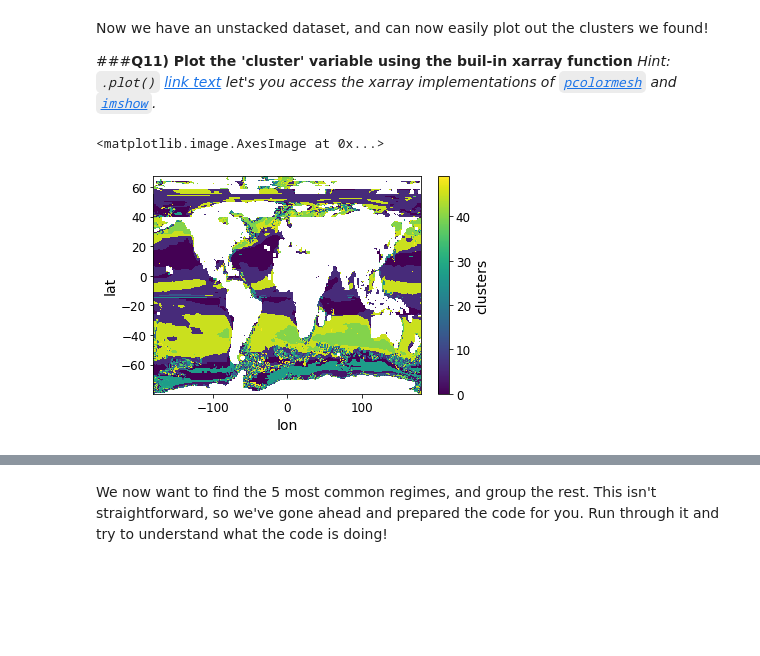
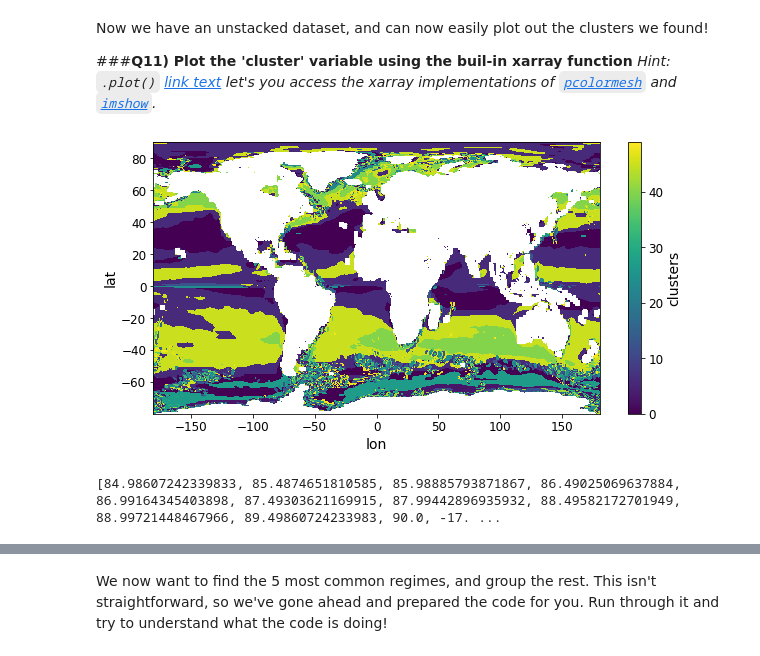
Before and after one commit to isabelntho/2022_ML_Earth_Env_Sci, a Jupyter notebook: Lab_Notebooks/S4_3_THOR.ipynb, the cells around one changed output, grey strips where cells are left out. Cells and saved outputs as stored; diff of their text form; code cells hidden in the pictures; blank space fills up the shorter version.

```diff
--- a/Lab_Notebooks/S4_3_THOR.ipynb
+++ b/Lab_Notebooks/S4_3_THOR.ipynb
@@ -366,8 +427,8 @@ Converged at iteration 109: center shift 4.9182834579474754e-05 within tolerance
 We now have a set of cluster labels that group the data into 50 similar groups. Let's store it in our stacked dataset!
 # %%
 # Let's run this line
-print(cluster_labels.labels_)
-stacked['clusters'].values = cluster_labels.labels_
+print(models.labels_)
+stacked['clusters'].values = models.labels_
 # %% [output]
 [13 13  8 ...  6 48  6]
 # %% [markdown]
@@ -380,6 +441,7 @@ We now have a set of labels, but they're stored in a flattened array. Since we'd
 print(stacked.head)
 processed_ds = stacked.unstack()
 processed_ds.head
+processed_ds = processed_ds.sortby(processed_ds['lat'])
 # %% [output]
 <bound method Dataset.head of <xarray.Dataset>
 Dimensions:   (z: 149714)
@@ -412,11 +462,16 @@ Now we have an unstacked dataset, and can now easily plot out the clusters we fo
 ###**Q11) Plot the 'cluster' variable using the buil-in xarray function**
 *Hint: `.plot()` [link text](https://xarray.pydata.org/en/stable/generated/xarray.DataArray.plot.html) let's you access the xarray implementations of [`pcolormesh`](https://matplotlib.org/3.1.1/api/_as_gen/matplotlib.pyplot.pcolormesh.html) and [`imshow`](https://matplotlib.org/3.1.1/api/_as_gen/matplotlib.pyplot.imshow.html).*
 # %%
-processed_ds['clusters'].plot.imshow(x=processed_ds['clusters'].dims[0],
-                                     y=processed_ds['clusters'].dims[1])
+fig = plt.figure(figsize=(10, 5))
+ax=processed_ds['clusters'].plot.imshow(x=processed_ds['clusters'].dims[0],
+                                     y=processed_ds['clusters'].dims[1],
+                                     cmap = )
 # %% [output]
-<matplotlib.image.AxesImage at 0x...>
-[figure, old version]
+[figure, new version]
+# %%
+print(processed_ds['lat'].values.tolist()[300:])
+# %% [output]
+[84.98607242339833, 85.4874651810585, 85.98885793871867, 86.49025069637884, 86.99164345403898, 87.49303621169915, 87.99442896935932, 88.49582172701949, 88.99721448467966, 89.49860724233983, 90.0, -17. ...
 # %% [markdown]
 Compare your results to those from the paper:
 <img src='https://unils-my.sharepoint.com/:i:/g/personal/tom_beucler_unil_ch/EdLh6Ds0yVlFivyfIOXlV74B_G35dVz87GFagzylIG-gZA?download=1'>
```
Also changed, not shown: parts of 11 cells of this notebook.
